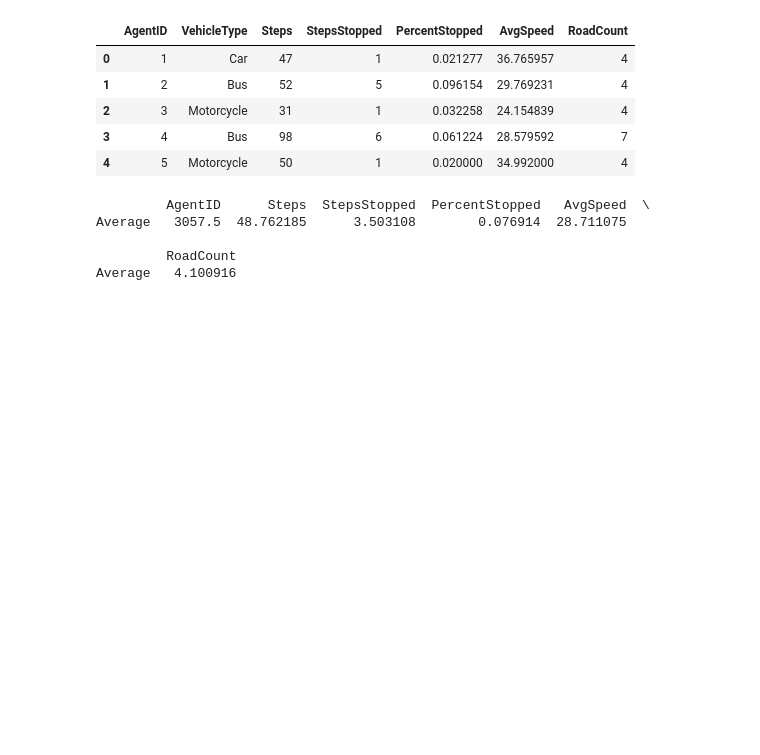
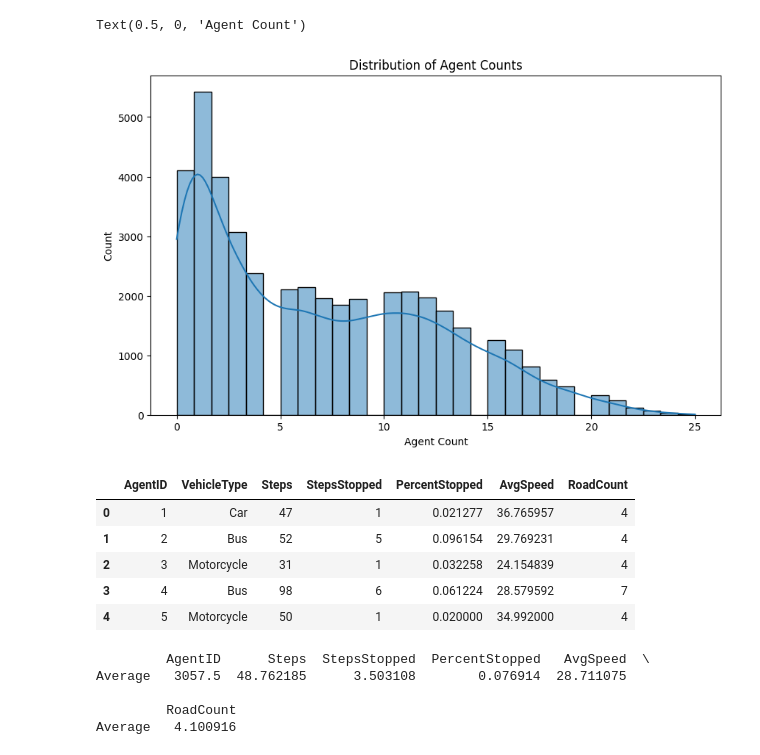
Before and after one commit to haarmeggido/agent-systems, a Jupyter notebook: src/ainter/data/data.ipynb, the cells around one changed output. Cells and saved outputs as stored; diff of their text form; code cells hidden in the pictures; blank space fills up the shorter version.

```diff
--- a/src/ainter/data/data.ipynb
+++ b/src/ainter/data/data.ipynb
@@ -17,6 +17,17 @@ def parse_position(pos):
         return pos
 
 agents_df["Position"] = agents_df["Position"].apply(parse_position)
+# %%
+model_df[model_df["AgentCount"] == 0].count()
+
+# plot the histogram of agent counts
+plt.figure(figsize=(10, 6))
+sns.histplot(model_df["AgentCount"], bins=30, kde=True)
+plt.title("Distribution of Agent Counts")
+plt.xlabel("Agent Count")
+# %% [output]
+Text(0.5, 0, 'Agent Count')
+[figure, added]
 # %%
 vehicle_summary = []
 
```
Also changed, not shown: parts of 1 cell of this notebook, 1 other file.
